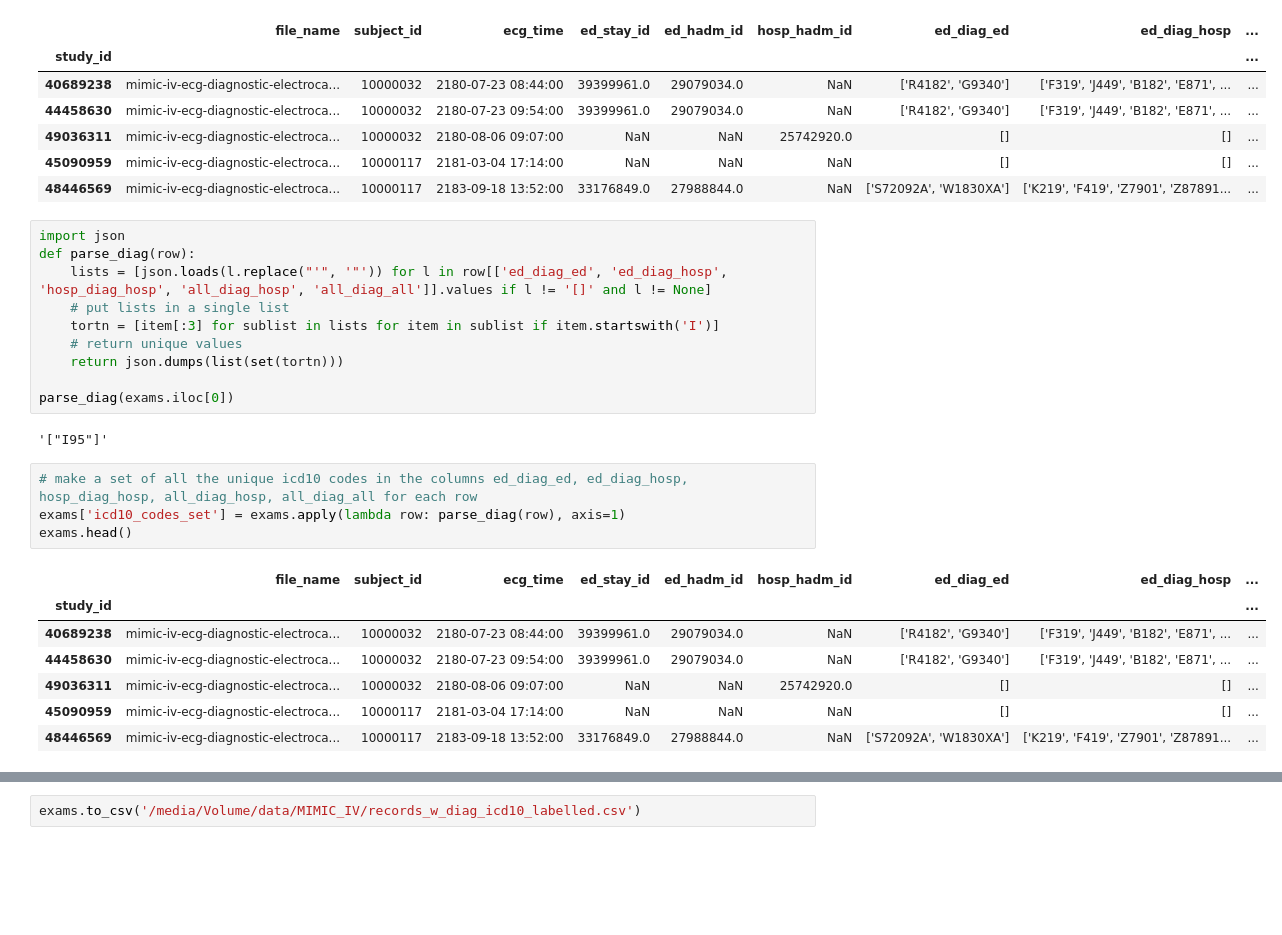
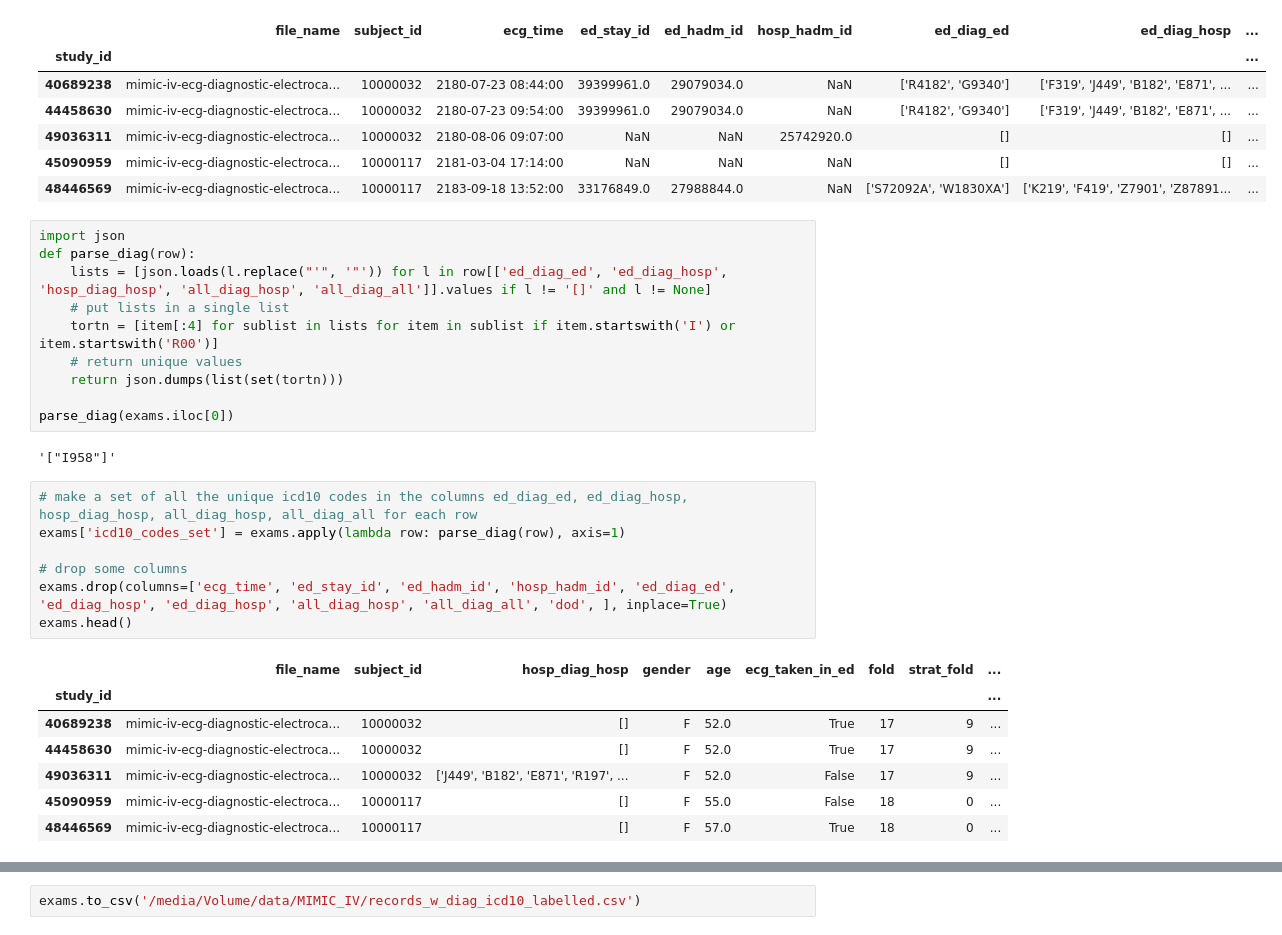
Before and after one commit to luna97/MIT-BIH_ecg_arrhytmia, a Jupyter notebook: preprocess_dataset.ipynb, the cells around one changed output, grey strips where cells are left out. Saved outputs shown, nothing was run; the diff lists cells and outputs as text; blank space fills up the shorter version.

```diff
--- a/preprocess_dataset.ipynb
+++ b/preprocess_dataset.ipynb
@@ -154,22 +154,25 @@ import json
 def parse_diag(row):
     lists = [json.loads(l.replace("'", '"')) for l in row[['ed_diag_ed', 'ed_diag_hosp', 'hosp_diag_hosp', 'all_diag_hosp', 'all_diag_all']].values if l != '[]' and l != None]
     # put lists in a single list
-    tortn = [item[:3] for sublist in lists for item in sublist if item.startswith('I')]
+    tortn = [item[:4] for sublist in lists for item in sublist if item.startswith('I') or item.startswith('R00')]
     # return unique values
     return json.dumps(list(set(tortn)))
 
 parse_diag(exams.iloc[0])
 # %% [output]
-'["I95"]'
+'["I958"]'
 # %%
 # make a set of all the unique icd10 codes in the columns ed_diag_ed, ed_diag_hosp, hosp_diag_hosp, all_diag_hosp, all_diag_all for each row
 exams['icd10_codes_set'] = exams.apply(lambda row: parse_diag(row), axis=1)
+
+# drop some columns
+exams.drop(columns=['ecg_time', 'ed_stay_id', 'ed_hadm_id', 'hosp_hadm_id', 'ed_diag_ed', 'ed_diag_hosp', 'ed_diag_hosp', 'all_diag_hosp', 'all_diag_all', 'dod', ], inplace=True)
 exams.head()
 # %% [output]
-|  | file_name | subject_id | ecg_time | ed_stay_id | ed_hadm_id | hosp_hadm_id | ed_diag_ed | ed_diag_hosp | ... |
+|  | file_name | subject_id | hosp_diag_hosp | gender | age | ecg_taken_in_ed | fold | strat_fold | ... |
 | study_id |  |  |  |  |  |  |  |  | ... |
-| 40689238 | mimic-iv-ecg-diagnostic-electroca... | 10000032 | 2180-07-23 08:44:00 | 39399961.0 | 29079034.0 | NaN | ['R4182', 'G9340'] | ['F319', 'J449', 'B182', 'E871', ... | ... |
-| 44458630 | mimic-iv-ecg-diagnostic-electroca... | 10000032 | 2180-07-23 09:54:00 | 39399961.0 | 29079034.0 | NaN | ['R4182', 'G9340'] | ['F319', 'J449', 'B182', 'E871', ... | ... |
-| 49036311 | mimic-iv-ecg-diagnostic-electroca... | 10000032 | 2180-08-06 09:07:00 | NaN | NaN | 25742920.0 | [] | [] | ... |
-| 45090959 | mimic-iv-ecg-diagnostic-electroca... | 10000117 | 2181-03-04 17:14:00 | NaN | NaN | NaN | [] | [] | ... |
-| 48446569 | mimic-iv-ecg-diagnostic-electroca... | 10000117 | 2183-09-18 13:52:00 | 33176849.0 | 27988844.0 | NaN | ['S72092A', 'W1830XA'] | ['K219', 'F419', 'Z7901', 'Z87891... | ... |
+| 40689238 | mimic-iv-ecg-diagnostic-electroca... | 10000032 | [] | F | 52.0 | True | 17 | 9 | ... |
+| 44458630 | mimic-iv-ecg-diagnostic-electroca... | 10000032 | [] | F | 52.0 | True | 17 | 9 | ... |
+| 49036311 | mimic-iv-ecg-diagnostic-electroca... | 10000032 | ['J449', 'B182', 'E871', 'R197', ... | F | 52.0 | False | 17 | 9 | ... |
+| 45090959 | mimic-iv-ecg-diagnostic-electroca... | 10000117 | [] | F | 55.0 | False | 18 | 0 | ... |
+| 48446569 | mimic-iv-ecg-diagnostic-electroca... | 10000117 | [] | F | 57.0 | True | 18 | 0 | ... |
```
Also changed, not shown: parts of 8 cells of this notebook, 13 other files.
